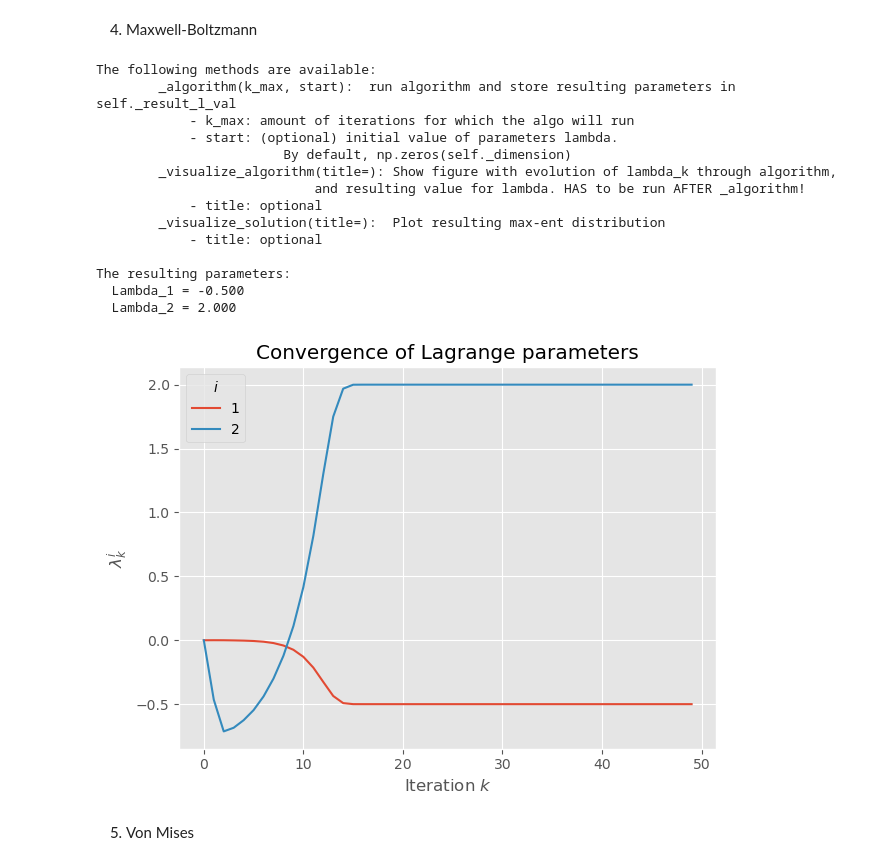
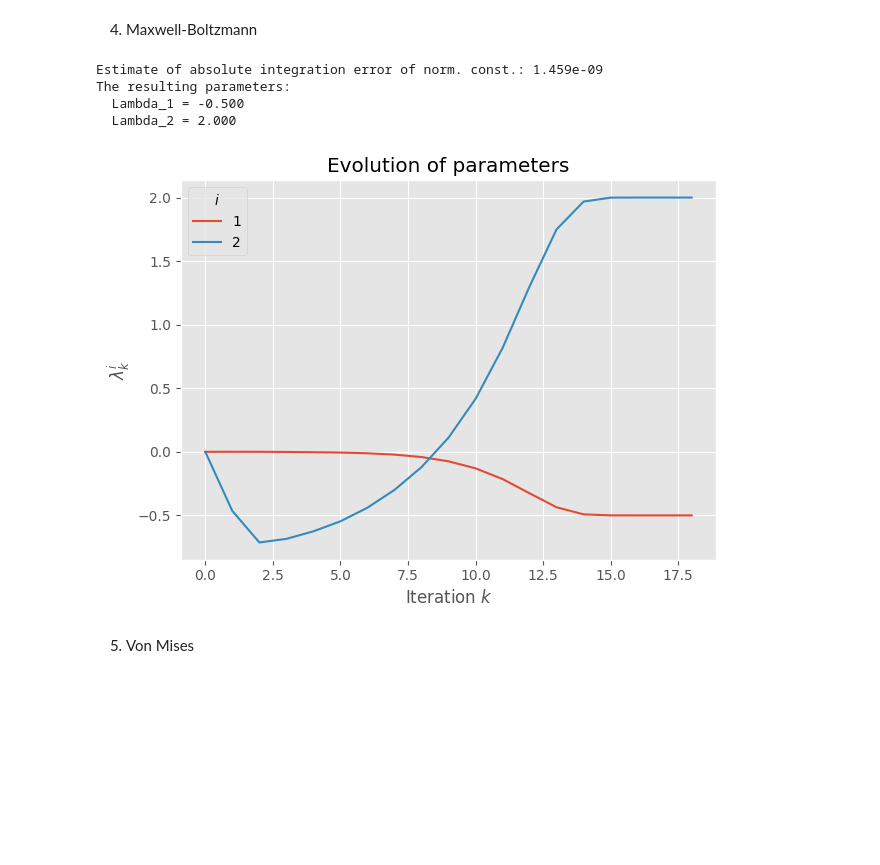
Before and after one commit to LiselotPrins/max_entropy, a Jupyter notebook: maxent_example_tests.ipynb, the cells around one changed output. Cells and saved outputs as stored; diff of their text form; code cells hidden in the pictures; blank space fills up the shorter version.

```diff
--- a/maxent_example_tests.ipynb
+++ b/maxent_example_tests.ipynb
@@ -536,25 +544,18 @@ b = np.array([3 * b**2, 1+ np.log(b/np.sqrt(2)) - np.euler_gamma/2])
 l,u = 0, 40
 n = 40
 # %%
-ob_MaxBoltz = MaxEnt(l,u,n,b,f_MaxBoltz)
-ob_MaxBoltz._algorithm(50)
+ob_MaxBoltz = MaxEnt(support=(l,u),
+                     n_quadrature=n,
+                     b_constraints=b,
+                     f_vector=f_MaxBoltz)
+ob_MaxBoltz._algorithm()
 ob_MaxBoltz._visualize_algorithm()
 # %% [output]
-The following methods are available:
-        _algorithm(k_max, start):  run algorithm and store resulting parameters in self._result_l_val
-            - k_max: amount of iterations for which the algo will run
-            - start: (optional) initial value of parameters lambda.
-                        By default, np.zeros(self._dimension)
-        _visualize_algorithm(title=): Show figure with evolution of lambda_k through algorithm,
-                            and resulting value for lambda. HAS to be run AFTER _algorithm!
-            - title: optional
-        _visualize_solution(title=):  Plot resulting max-ent distribution
-            - title: optional
-
+Estimate of absolute integration error of norm. const.: 1.459e-09
 The resulting parameters:
   Lambda_1 = -0.500
   Lambda_2 = 2.000
-[figure, old version]
+[figure, new version]
 # %% [markdown]
 5. Von Mises
 # %%
```
Also changed, not shown: parts of 20 cells of this notebook, 24 other files.
